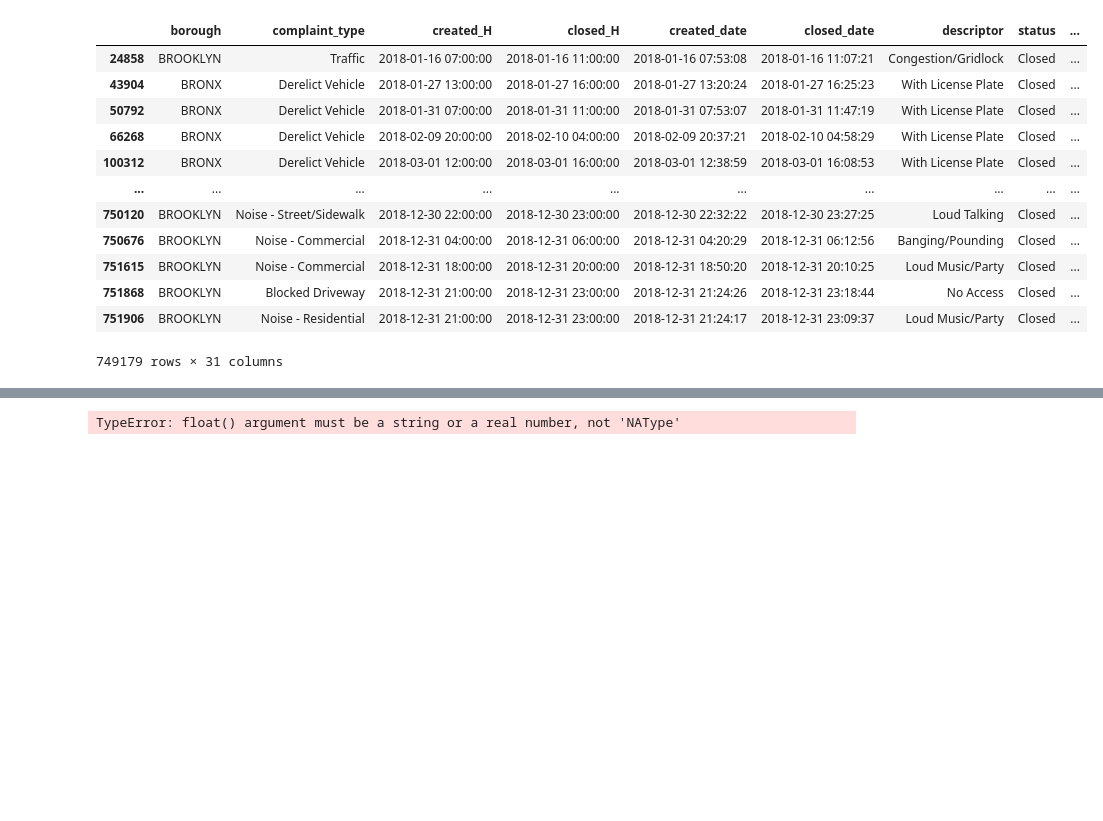
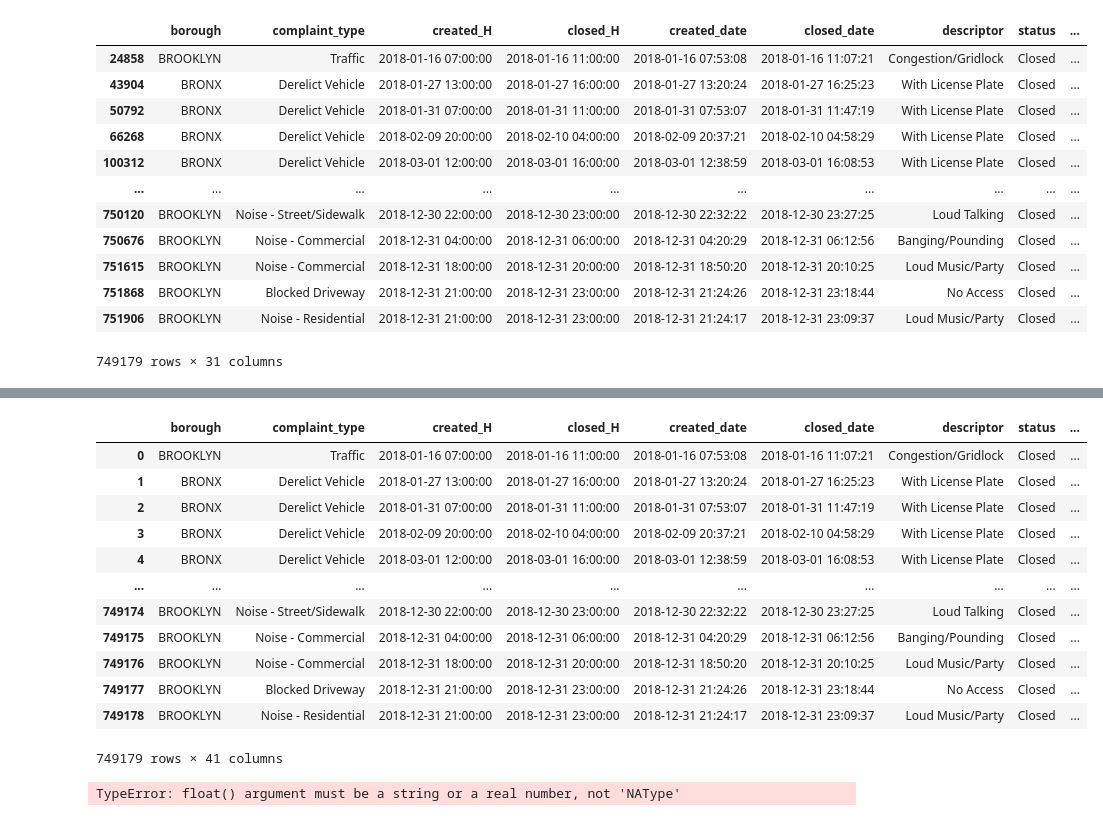
Before and after one commit to jamorr/Capstone, a Jupyter notebook: src/ts_analysis.ipynb, the cells around one changed output, grey strips where cells are left out. Saved outputs shown, nothing was run; the diff lists cells and outputs as text; code cells hidden in the pictures; blank space fills up the shorter version.

```diff
--- a/src/ts_analysis.ipynb
+++ b/src/ts_analysis.ipynb
@@ -37,3 +37,8 @@ df
 | 751868 | BROOKLYN | Blocked Driveway | 2018-12-31 21:00:00 | 2018-12-31 23:00:00 | 2018-12-31 21:24:26 | 2018-12-31 23:18:44 | No Access | Closed | ... |
 | 751906 | BROOKLYN | Noise - Residential | 2018-12-31 21:00:00 | 2018-12-31 23:00:00 | 2018-12-31 21:24:17 | 2018-12-31 23:09:37 | Loud Music/Party | Closed | ... |
 749179 rows × 31 columns
+# %%
+weather = pd.read_parquet(root_dir/"weather"/"unprocessed"/"year=2018")
+weather['date_H'] = weather['DATE'].dt.round('H')
+hourly_weather = weather.groupby('date_H').head(1).drop('DATE', axis='columns')
+hourly_weather
@@ -40,3 +59,30 @@ df
+# %%
+crime = pd.read_parquet(root_dir/"crime"/"processed")
+crime = crime[crime['crime_H']>=datetime.date(2018,1,1)]
+crime.rename({'crime_H':'created_H'}, axis='columns', inplace=True)
+crime = crime.convert_dtypes(dtype_backend='pyarrow')
+# get all the counts
+hourly_crime = crime[['created_H','precinct', 'crime_degree','idx']].groupby(['created_H','precinct', 'crime_degree'], observed=False).count().unstack([ 'crime_degree'])
+hourly_crime.columns = hourly_crime.columns.droplevel().rename('')
+hourly_crime.reset_index(inplace=True)
+# %%
+df['precinct'] = pd.Categorical(df['precinct'].replace('', pd.NA).astype('int64[pyarrow]'))
+df = pd.merge(df, hourly_weather, how='left', left_on=['created_H'], right_on=['date_H'])
+df = pd.merge(df, hourly_crime, how='left', left_on=['created_H', 'precinct'], right_on=['created_H', 'precinct'],)
+# %% [output]
+|  | borough | complaint_type | created_H | closed_H | created_date | closed_date | descriptor | status | ... |
+| 0 | BROOKLYN | Traffic | 2018-01-16 07:00:00 | 2018-01-16 11:00:00 | 2018-01-16 07:53:08 | 2018-01-16 11:07:21 | Congestion/Gridlock | Closed | ... |
+| 1 | BRONX | Derelict Vehicle | 2018-01-27 13:00:00 | 2018-01-27 16:00:00 | 2018-01-27 13:20:24 | 2018-01-27 16:25:23 | With License Plate | Closed | ... |
+| 2 | BRONX | Derelict Vehicle | 2018-01-31 07:00:00 | 2018-01-31 11:00:00 | 2018-01-31 07:53:07 | 2018-01-31 11:47:19 | With License Plate | Closed | ... |
+| 3 | BRONX | Derelict Vehicle | 2018-02-09 20:00:00 | 2018-02-10 04:00:00 | 2018-02-09 20:37:21 | 2018-02-10 04:58:29 | With License Plate | Closed | ... |
+| 4 | BRONX | Derelict Vehicle | 2018-03-01 12:00:00 | 2018-03-01 16:00:00 | 2018-03-01 12:38:59 | 2018-03-01 16:08:53 | With License Plate | Closed | ... |
+| ... | ... | ... | ... | ... | ... | ... | ... | ... | ... |
+| 749174 | BROOKLYN | Noise - Street/Sidewalk | 2018-12-30 22:00:00 | 2018-12-30 23:00:00 | 2018-12-30 22:32:22 | 2018-12-30 23:27:25 | Loud Talking | Closed | ... |
+| 749175 | BROOKLYN | Noise - Commercial | 2018-12-31 04:00:00 | 2018-12-31 06:00:00 | 2018-12-31 04:20:29 | 2018-12-31 06:12:56 | Banging/Pounding | Closed | ... |
+| 749176 | BROOKLYN | Noise - Commercial | 2018-12-31 18:00:00 | 2018-12-31 20:00:00 | 2018-12-31 18:50:20 | 2018-12-31 20:10:25 | Loud Music/Party | Closed | ... |
+| 749177 | BROOKLYN | Blocked Driveway | 2018-12-31 21:00:00 | 2018-12-31 23:00:00 | 2018-12-31 21:24:26 | 2018-12-31 23:18:44 | No Access | Closed | ... |
+| 749178 | BROOKLYN | Noise - Residential | 2018-12-31 21:00:00 | 2018-12-31 23:00:00 | 2018-12-31 21:24:17 | 2018-12-31 23:09:37 | Loud Music/Party | Closed | ... |
+749179 rows × 41 columns
 # %%
 to_comp_df = df[['created_H', 'hours_to_complete']].groupby('created_H').mean().fillna(0)
 target_bo_df = df[['created_H','borough', 'hours_to_complete']] \
```
Also changed, not shown: parts of 5 cells of this notebook, 1 other file.
